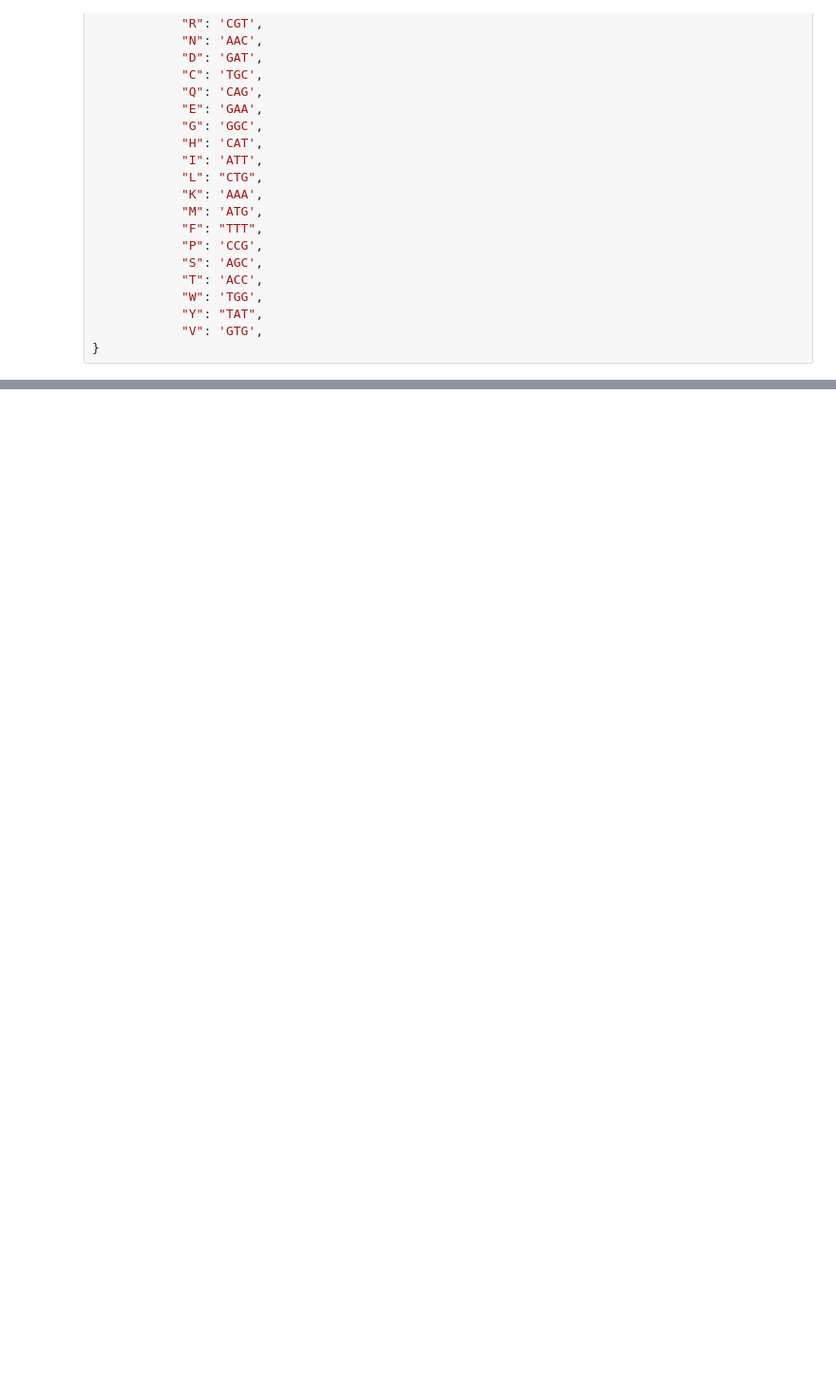
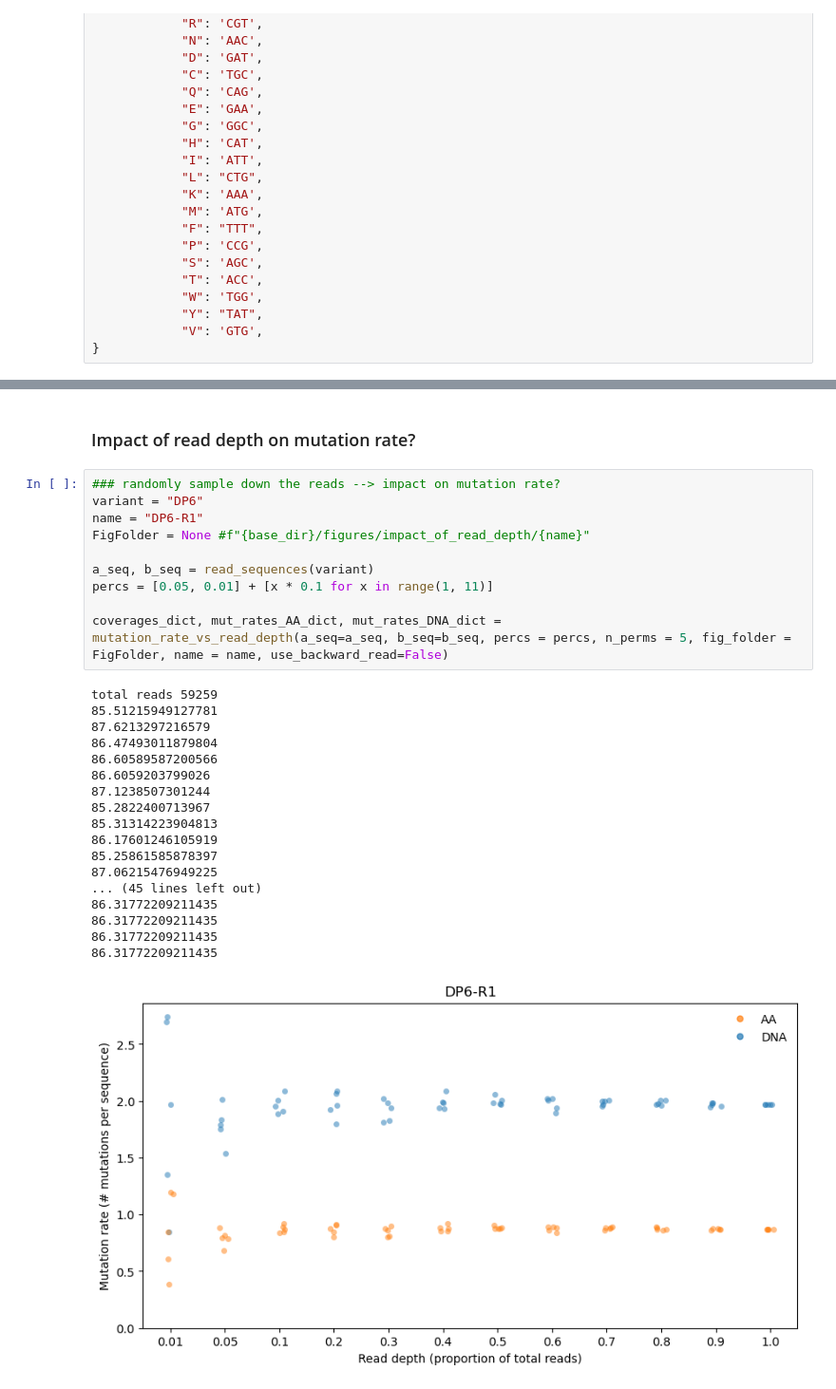
Before and after one commit to AliceHovsepyan/pogo_pance_draft, a Jupyter notebook: DMS_role_of_read_depth.ipynb, the cells around one changed output, grey strips where cells are left out. Shown at 95% size. Saved outputs shown, nothing was run; the diff lists cells and outputs as text; blank space fills up the shorter version.

Commit message:
split eval of read depth in separate file

```diff
--- a/DMS_role_of_read_depth.ipynb
+++ b/DMS_role_of_read_depth.ipynb
@@ -99,0 +482,31 @@ ecoli_pref = { ### codons used for retron library (RL8) construction
+# %% [markdown]
+### Impact of read depth on mutation rate?
+# %%
+### randomly sample down the reads --> impact on mutation rate?
+variant = "DP6"
+name = "DP6-R1"
+FigFolder = None #f"{base_dir}/figures/impact_of_read_depth/{name}"
+
+a_seq, b_seq = read_sequences(variant)
+percs = [0.05, 0.01] + [x * 0.1 for x in range(1, 11)]
+
+coverages_dict, mut_rates_AA_dict, mut_rates_DNA_dict =  mutation_rate_vs_read_depth(a_seq=a_seq, b_seq=b_seq, percs = percs, n_perms = 5, fig_folder = FigFolder, name = name, use_backward_read=False)
+# %% [output]
+total reads 59259
+85.51215949127781
+87.6213297216579
+86.47493011879804
+86.60589587200566
+86.6059203799026
+87.1238507301244
+85.2822400713967
+85.31314223904813
+86.17601246105919
+85.25861585878397
+87.06215476949225
+... (45 lines left out)
+86.31772209211435
+86.31772209211435
+86.31772209211435
+86.31772209211435
+[figure, added]
```
Also changed, not shown: parts of 7 cells of this notebook, 1 other file.
